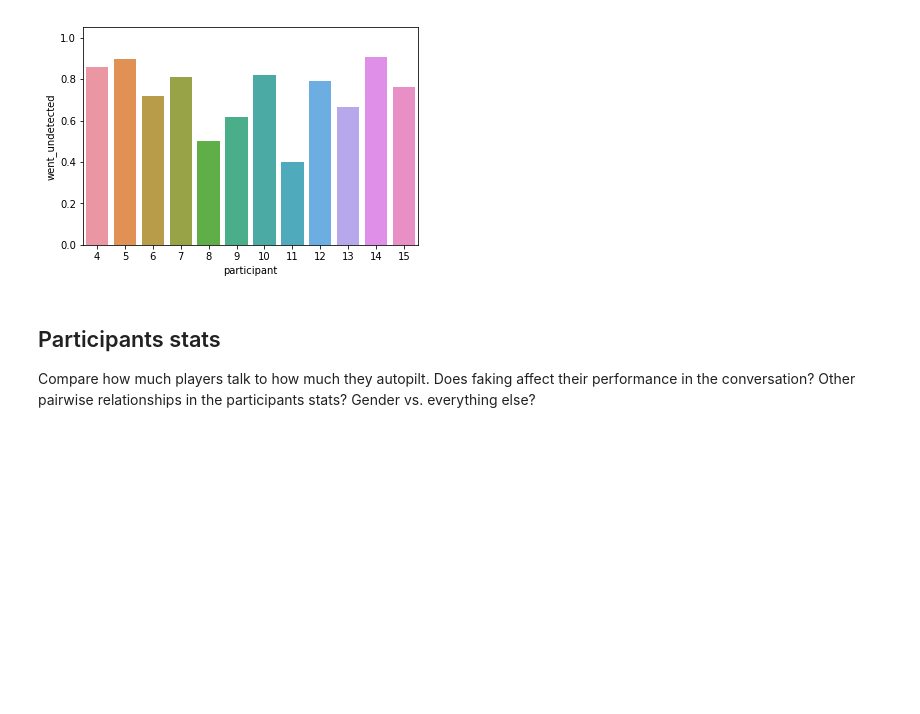
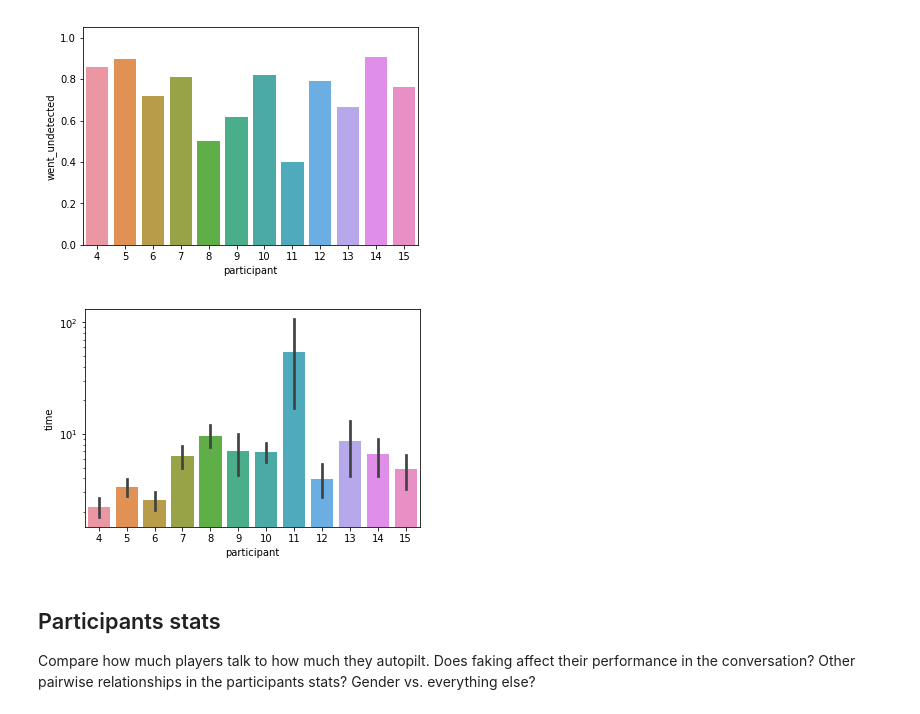
Before and after one commit to Nagasaki45/UnsocialVR, a Jupyter notebook: experiment/Analysis.ipynb, the cells around one changed output. Drawn from its saved outputs; the diff is of its cells as text; code cells hidden in the pictures; blank space fills up the shorter version.

```diff
--- a/experiment/Analysis.ipynb
+++ b/experiment/Analysis.ipynb
@@ -275,6 +269,11 @@ ax.set_yscale('log')
 sns.barplot(x='participant', y='went_undetected', errwidth=0, data=faking);
 # %% [output]
 [figure]
+# %%
+ax = sns.barplot(x='participant', y='time', data=faking);
+ax.set_yscale('log')
+# %% [output]
+[figure, added]
 # %% [markdown]
 ## Participants stats
 
```
Also changed, not shown: parts of 22 cells of this notebook.
